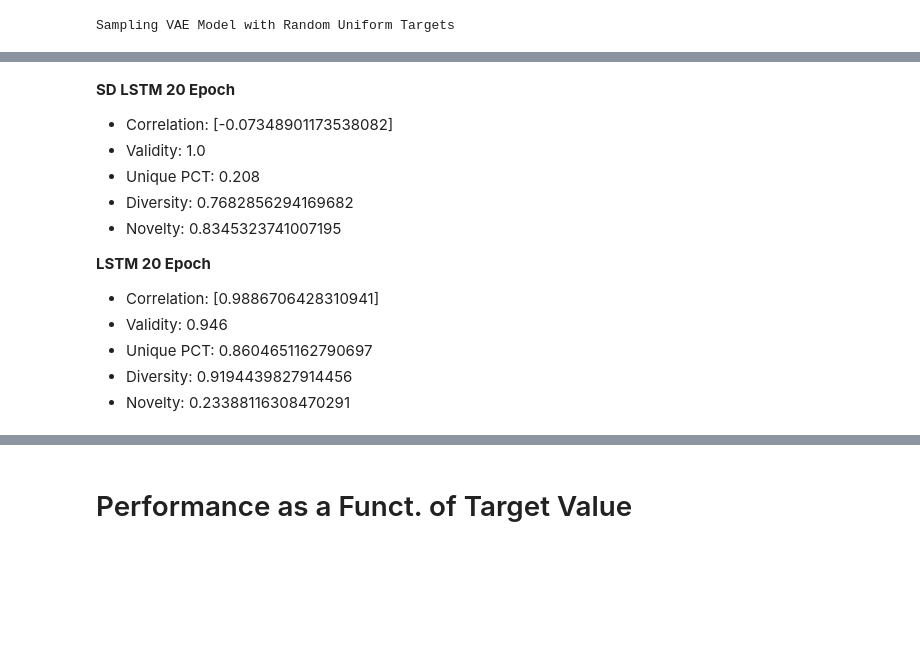
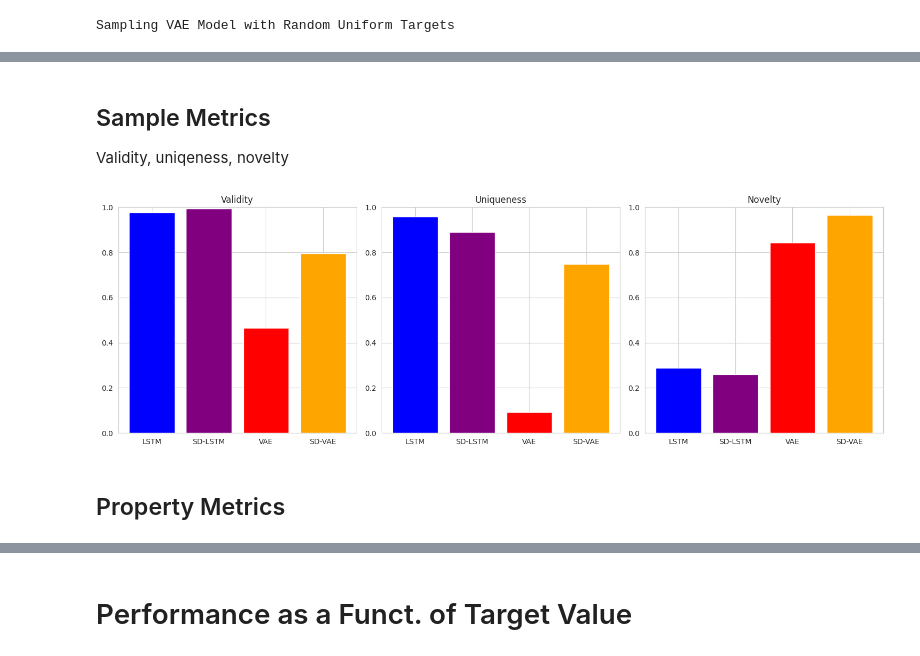
Before and after one commit to HeathArhturLouis/Rethinking-Molecular-Design-Integrating-Latent-Variable-and-Autoregressive-Models-for-Enhanced-Goal, a Jupyter notebook: Evaluation.ipynb, the cells around one changed output, grey strips where cells are left out. Cells and saved outputs as stored; diff of their text form; code cells hidden in the pictures; blank space fills up the shorter version.

Commit message:
Updated evaluation and metric calculation

```diff
--- a/Evaluation.ipynb
+++ b/Evaluation.ipynb
@@ -537,15 +273,31 @@ LSTM
-# %% [markdown]
-**SD LSTM 20 Epoch**
-- Correlation: [-0.07348901173538082]
-- Validity: 1.0
-- Unique PCT: 0.208
-- Diversity: 0.7682856294169682
-- Novelty: 0.8345323741007195
-
- **LSTM 20 Epoch**
-
-- Correlation: [0.9886706428310941]
-- Validity: 0.946
-- Unique PCT: 0.8604651162790697
-- Diversity: 0.9194439827914456
-- Novelty: 0.23388116308470291
+# %% [markdown]
+## Sample Metrics
+Validity, uniqeness, novelty
+# %%
+lstm_metrics = amina_metrics(lstm_global_sample_smiles, train_smiles)
+sd_lstm_metrics = amina_metrics(sd_lstm_global_sample_smiles, train_smiles)
+vae_metrics = amina_metrics(vae_global_sample_smiles, train_smiles)
+sd_vae_metrics = amina_metrics(sd_vae_global_sample_smiles, train_smiles)
+# %%
+models = ['LSTM', 'SD-LSTM', 'VAE', 'SD-VAE']
+metrics = ['Validity', 'Uniqueness', 'Novelty']
+data = {
+    'Validity': [lstm_metrics[0], sd_lstm_metrics[0], vae_metrics[0], sd_vae_metrics[0]],
+    'Uniqueness': [lstm_metrics[1], sd_lstm_metrics[1], vae_metrics[1], sd_vae_metrics[1]],
+    'Novelty': [lstm_metrics[2], sd_lstm_metrics[2], vae_metrics[2], sd_vae_metrics[2]]
+}
+
+# Plotting
+fig, axes = plt.subplots(1, len(metrics), figsize=(15, 5))
+
+for ax, metric in zip(axes, metrics):
+    ax.bar(models, data[metric], color=['blue', 'purple', 'red', 'orange'])
+    ax.set_title(metric)
+    ax.set_ylim(0, 1)  # Adjust based on your metric score range
+
+plt.tight_layout()
+plt.show()
+# %% [output]
+[figure, added]
+# %% [markdown]
+## Property Metrics
```
Also changed, not shown: parts of 43 cells of this notebook, 4 other files.
